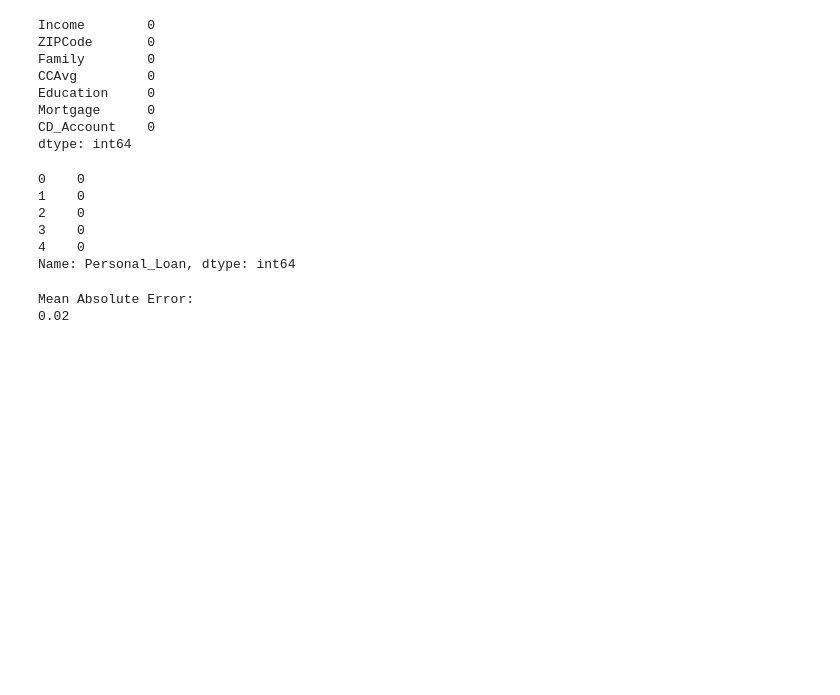
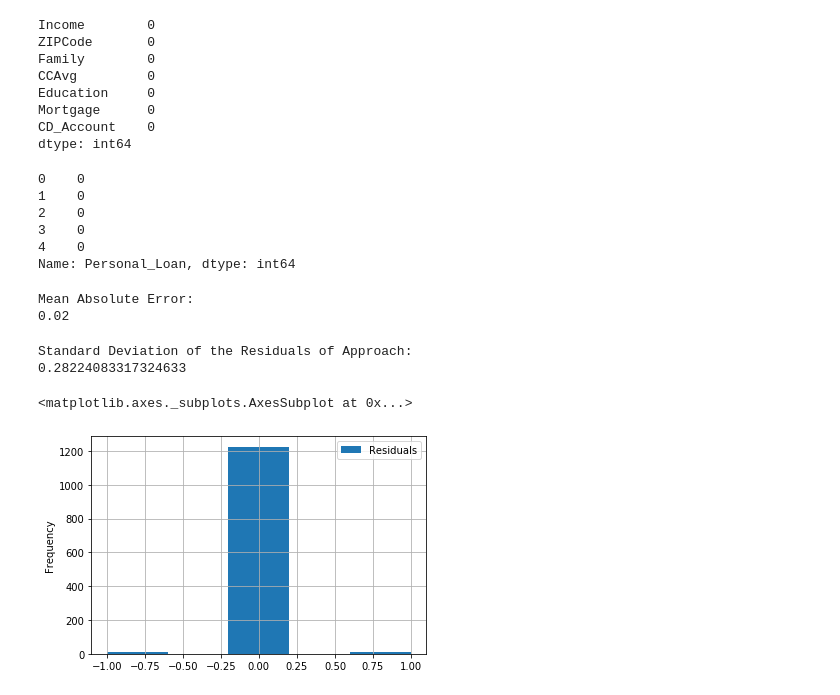
Before and after one commit to KyLarson-Research/DecisionTree, a Jupyter notebook: Loan_Model.ipynb, the cells around one changed output. Saved outputs shown, nothing was run; the diff lists cells and outputs as text; code cells hidden in the pictures; blank space fills up the shorter version.

```diff
--- a/Loan_Model.ipynb
+++ b/Loan_Model.ipynb
@@ -482,0 +512,18 @@ Mean Absolute Error:
+# %%
+# We could calculate the Root Mean Squared Error (that is the spread of the residual of the model)
+#standard deviation of the residuals for comparison
+from statistics import stdev
+print("Standard Deviation of the Residuals of Approach:")
+resid =np.subtract(val_predictions, val_y)
+stdev_resid = stdev(val_predictions)
+print(stdev_resid)
+# %% [output]
+Standard Deviation of the Residuals of Approach:
+0.28224083317324633
+# %%
+import matplotlib.pyplot as plt
+resid_data = pd.DataFrame({"Residuals":resid})
+resid_data.plot.hist(grid=True, bins=5)
+# %% [output]
+<matplotlib.axes._subplots.AxesSubplot at 0x...>
+[figure, added]
```
Also changed, not shown: parts of 7 cells of this notebook.
